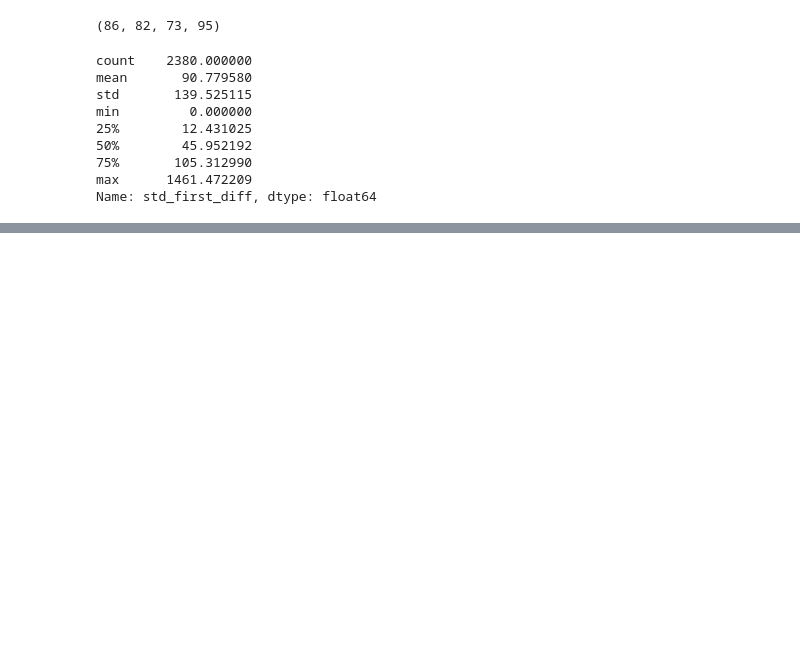
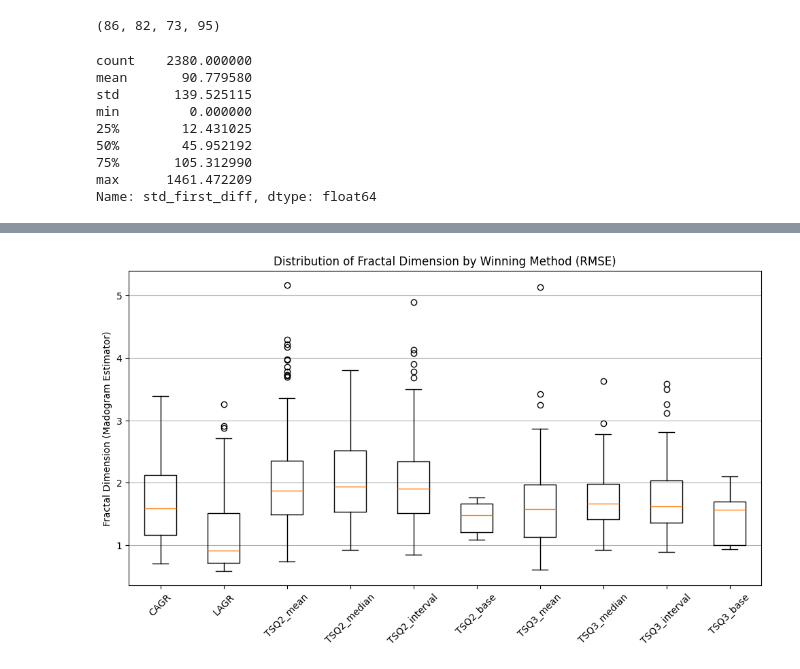
Before and after one commit to ASudu/Scotland_BOD, a Jupyter notebook: pattern_recognition.ipynb, the cells around one changed output, grey strips where cells are left out. Cells and saved outputs as stored; diff of their text form; code cells hidden in the pictures; blank space fills up the shorter version.

```diff
--- a/pattern_recognition.ipynb
+++ b/pattern_recognition.ipynb
@@ -476,0 +537,4 @@ for method in METHODS:
+# %%
+df4 = df.copy()
+df4["fractal_dimension"] = df4["YearlyData"].apply(lambda x: estimate_fractal_dimension_madogram([t[1] for t in x]))
+df4["fractal_dimension"].describe()
@@ -476,0 +551,16 @@ for method in METHODS:
+# %%
+# For each method in METHODS, get the range of fractal dimension values for the rows where that method was the winner according to RMSE. Plot the distribution of stddev values for each method using a boxplot.
+plt.figure(figsize=(12, 6))
+data = []
+for method in METHODS:
+    indices = indices_won[method]
+    r2_values = df4.loc[indices, "fractal_dimension"].values
+    data.append(r2_values)
+plt.boxplot(data, labels=METHODS)
+plt.xticks(rotation=45)
+plt.ylabel("Fractal Dimension (Madogram Estimator)")
+plt.title("Distribution of Fractal Dimension by Winning Method (RMSE)")
+plt.grid(axis='y')
+plt.show()
+# %% [output]
+[figure, added]
```
Also changed, not shown: parts of 9 cells of this notebook.
